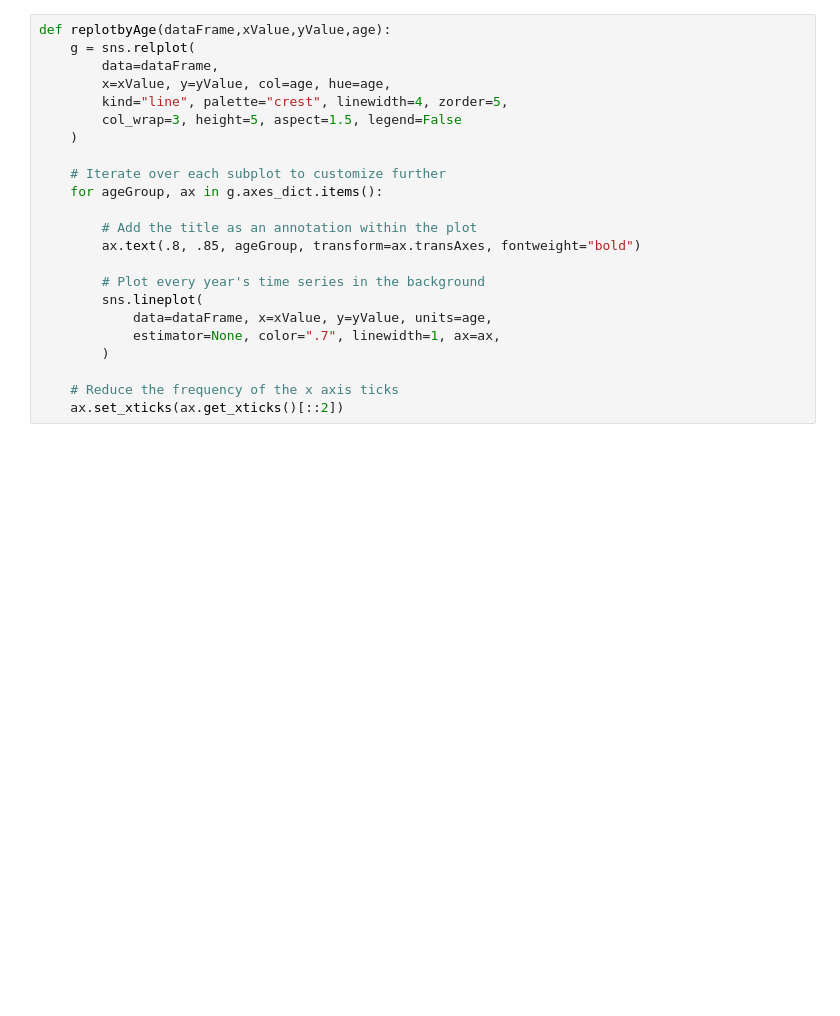
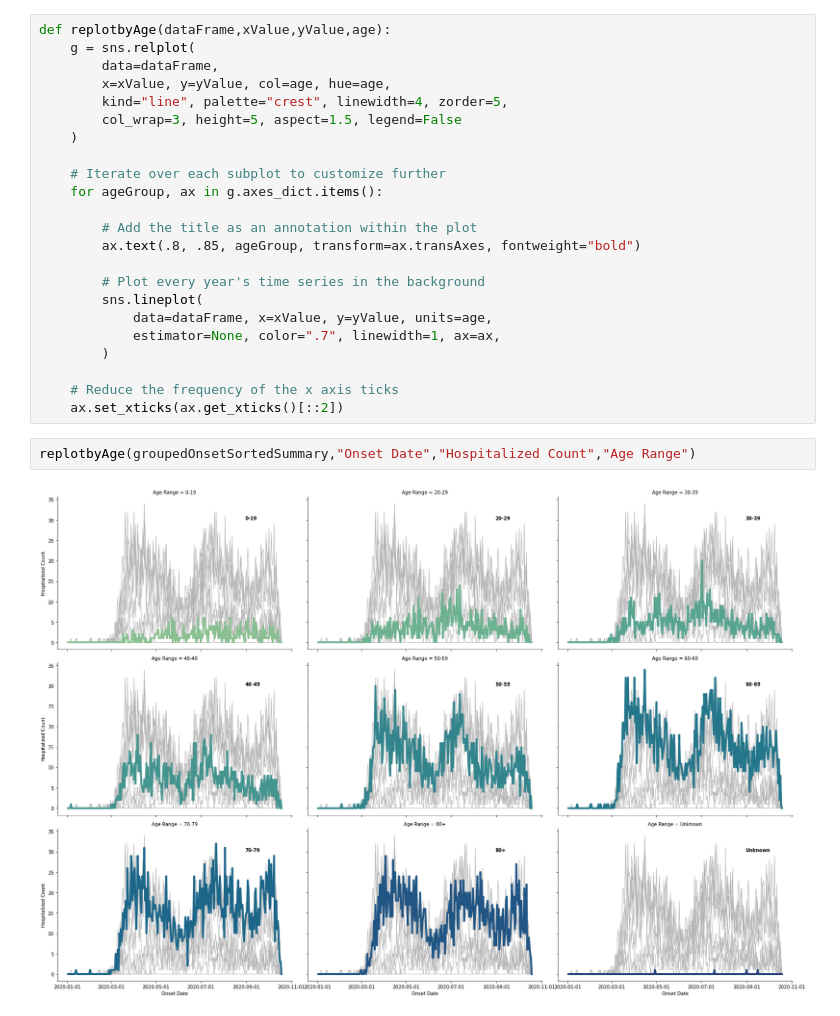
Before and after one commit to VagishVela/Ohio-COVID-19-Analysis, a Jupyter notebook: Ohio COVID-19 Analysis.ipynb, the cells around one changed output. Cells and saved outputs as stored; diff of their text form; blank space fills up the shorter version.

Commit message:
Plot charts for case, hospitalized, and death for age groups from the beginning

```diff
--- a/Ohio COVID-19 Analysis.ipynb
+++ b/Ohio COVID-19 Analysis.ipynb
@@ -184,3 +184,7 @@ def replotbyAge(dataFrame,xValue,yValue,age):
 
     # Reduce the frequency of the x axis ticks
     ax.set_xticks(ax.get_xticks()[::2])
+# %%
+replotbyAge(groupedOnsetSortedSummary,"Onset Date","Hospitalized Count","Age Range")
+# %% [output]
+[figure, added]
```
Also changed, not shown: parts of 2 cells of this notebook.
